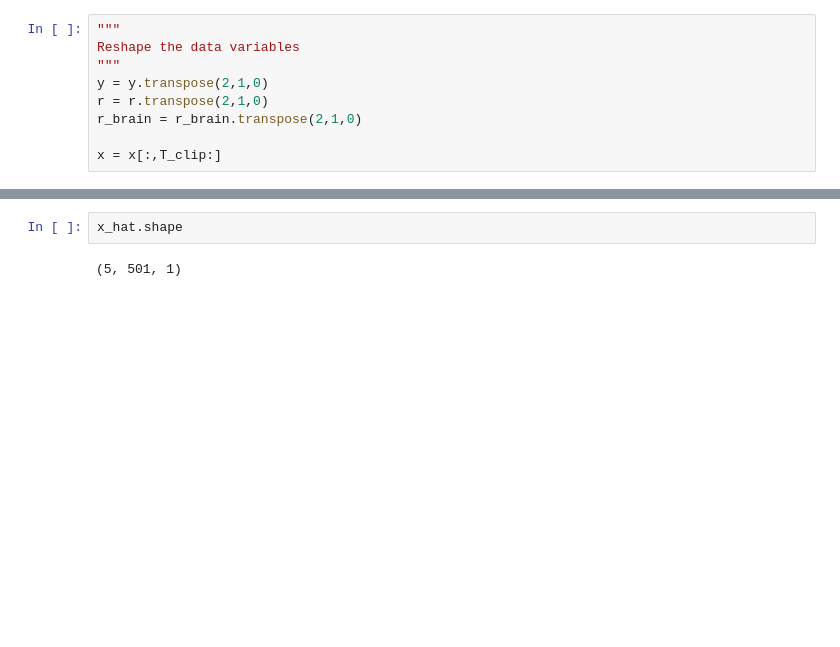
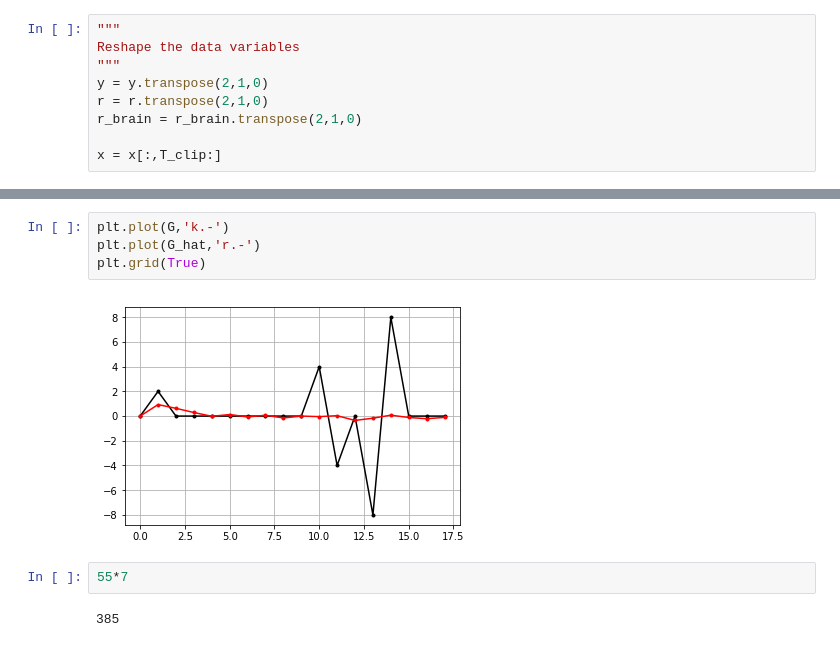
Before and after one commit to XaqLab/InferringInference, a Jupyter notebook: notebooks/InferTAPbrain.ipynb, the cells around one changed output, grey strips where cells are left out. Cells and saved outputs as stored; diff of their text form; blank space fills up the shorter version.

```diff
--- a/notebooks/InferTAPbrain.ipynb
+++ b/notebooks/InferTAPbrain.ipynb
@@ -359,4 +354,10 @@ Ghat = [ 0.4765635   0.61365536  0.34645014  0.03911311  0.10734903 -0.00149542
-# %%
-x_hat.shape
-# %% [output]
-(5, 501, 1)
+# %%
+plt.plot(G,'k.-')
+plt.plot(G_hat,'r.-')
+plt.grid(True)
+# %% [output]
+[figure, added]
+# %%
+55*7
+# %% [output]
+385
```
Also changed, not shown: parts of 10 cells of this notebook, 10 other files.
